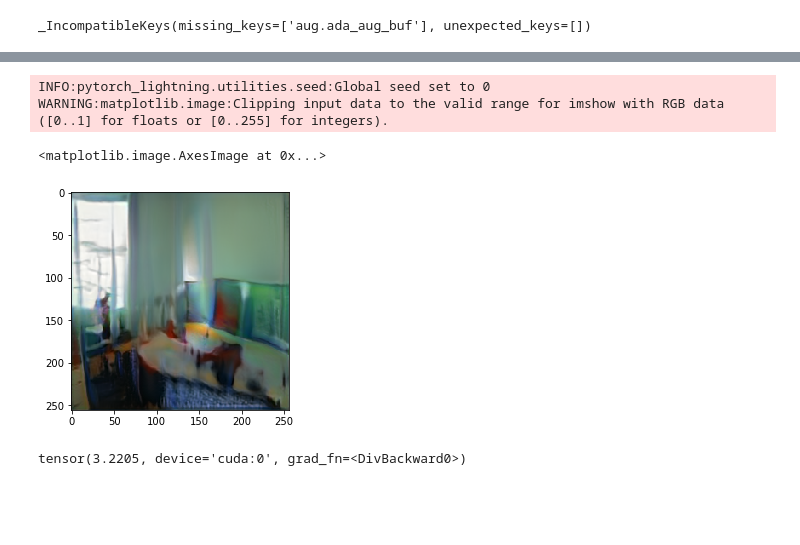
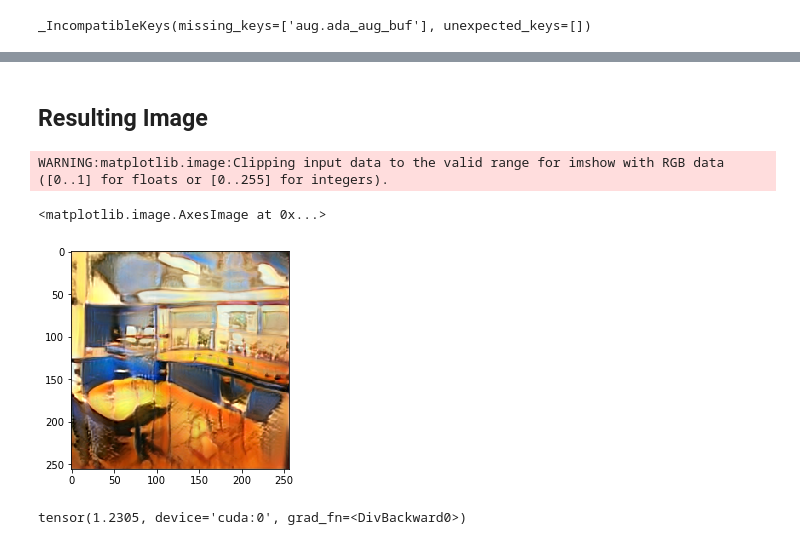
Before and after one commit to alecmeade/nlp_final_project, a Jupyter notebook: eval_scorers/test_opt.ipynb, the cells around one changed output, grey strips where cells are left out. Saved outputs shown, nothing was run; the diff lists cells and outputs as text; code cells hidden in the pictures; blank space fills up the shorter version.

Commit message:
Add non-gradient optimization method.

```diff
--- a/eval_scorers/test_opt.ipynb
+++ b/eval_scorers/test_opt.ipynb
@@ -46,7 +55,9 @@ _ = model.eval()
 # %%
+warnings.filterwarnings("ignore")
+
 seed_everything(time.time())
 n = numpy.random.randint(100)
-for i, (image, audio, _, apath) in enumerate(loader):
+for i, (image, (audio, spec), _, apath) in enumerate(loader):
     if i == n:
         break
 pyplot.imshow(image[0].permute(1, 2, 0).cpu().numpy())
@@ -88,3 +104,11 @@ def score(melspec, img):
 # %%
-z = torch.nn.Parameter(torch.randn(1, 1, 512, device="cuda"))
-opt = torch.optim.Adam([z], lr=0.01)
+seed_everything(time.time())
+z = torch.nn.Parameter(torch.zeros(1, 1, 512, device="cuda"))
+opt = torch.optim.Adam([z])
+
+seed_everything(0)
+x = model.enc(audio).mean(dim=1).view(1, 1, 512).cuda()
+audio = audio.cuda()
+n = torch.cat([x, z], dim=0).unbind(0)
+fake_img, _ = model.G_EMA(n, randomize_noise=False)
+pyplot.imshow(fake_img[0].permute(1, 2, 0).detach().cpu().numpy())
@@ -138,0 +143,18 @@ INFO:pytorch_lightning.utilities.seed:Global seed set to 0
+# %%
+x0 = z.squeeze().detach().cpu().numpy()
+
+# create the CMA-ES optimizer
+es = cma.CMAEvolutionStrategy(
+    x0=x0,
+    sigma0=1000,
+    inopts={"popsize": 50},
+)
+
+
+def f(xs):
+    seed_everything()
+    xs = torch.tensor(xs, device=z.device, dtype=z.dtype).view(x.shape)
+    return -score(spec.cuda()[0], model.G_EMA(torch.cat([x, xs]), randomize_noise=False)[0][0]).item()
+
+with torch.no_grad():
+    r = es.optimize(f, iterations=100)
@@ -139,14 +182,18 @@ INFO:pytorch_lightning.utilities.seed:Global seed set to 0
+# %%
+best_x = torch.from_numpy(r.result.xbest).float().cuda()
+z = best_x
+# %% [markdown]
+## Resulting Image
 # %%
 seed_everything(0)
-n = torch.cat([x, z], dim=0).unbind(0)
-f_img, _ = model.G_EMA(n)
+n = torch.cat([x, z.view(1, 1, 512)], dim=0).unbind(0)
+f_img, _ = model.G_EMA(n, randomize_noise=False)
 pyplot.imshow(f_img[0].permute(1, 2, 0).detach().cpu().numpy())
 # %% [output]
-INFO:pytorch_lightning.utilities.seed:Global seed set to 0
 WARNING:matplotlib.image:Clipping input data to the valid range for imshow with RGB data ([0..1] for floats or [0..255] for integers).
 <matplotlib.image.AxesImage at 0x...>
-[figure, old version]
+[figure, new version]
 # %%
-print(score(mel(audio)[0], f_img[0]))
+print(score(spec[0].cuda(), f_img[0]))
 # %% [output]
-tensor(3.2205, device='cuda:0', grad_fn=<DivBackward0>)
+tensor(1.2305, device='cuda:0', grad_fn=<DivBackward0>)
```
Also changed, not shown: parts of 17 cells of this notebook.
